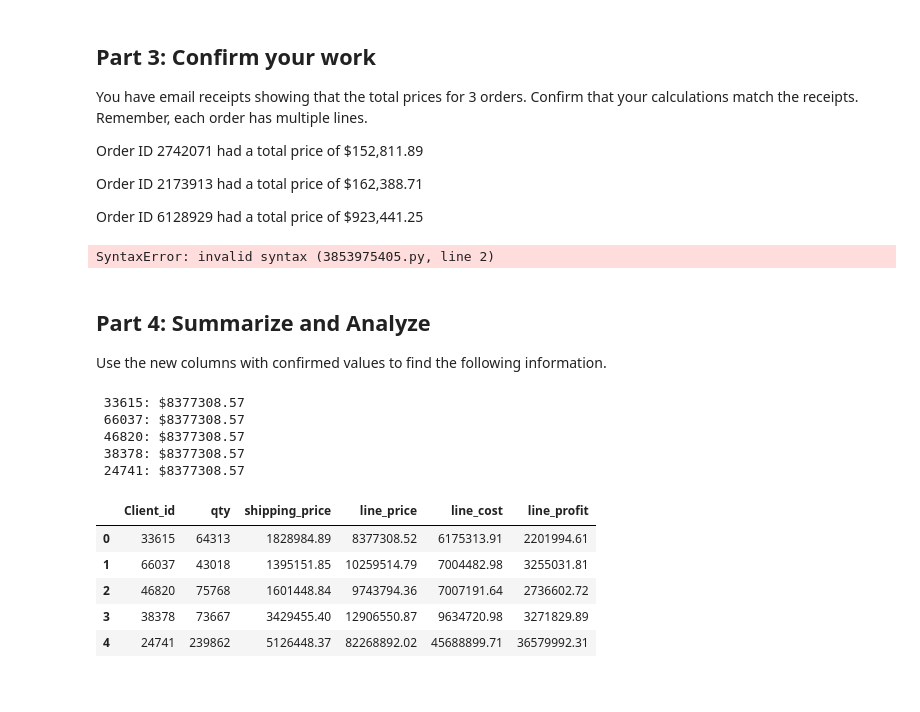
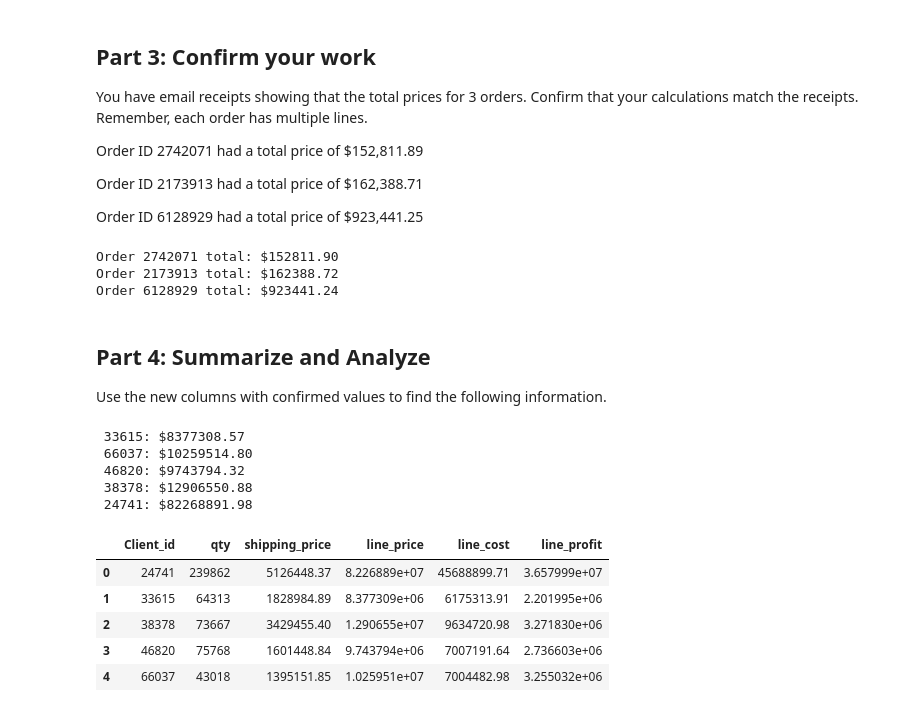
Before and after one commit to AJ-AI1/pandas-challenge-1, a Jupyter notebook: wholesale_data_analysis_starter_code.ipynb, the cells around one changed output. Drawn from its saved outputs; the diff is of its cells as text; code cells hidden in the pictures.

```diff
--- a/wholesale_data_analysis_starter_code.ipynb
+++ b/wholesale_data_analysis_starter_code.ipynb
@@ -176,8 +176,18 @@ Order ID 2173913 had a total price of \$162,388.71
 Order ID 6128929 had a total price of \$923,441.25
 # %%
 # Check your work using the totals above
+order_id_1 = df.loc[df['order_id'] == 2742071, 'line_price'].sum()
+print(f"Order 2742071 total: ${order_id_1:.2f}")
+
+order_id_2 = df.loc[df['order_id'] == 2173913, 'line_price'].sum()
+print(f"Order 2173913 total: ${order_id_2:.2f}")
+
+order_id_3 = df.loc[df['order_id'] == 6128929, 'line_price'].sum()
+print(f"Order 6128929 total: ${order_id_3:.2f}")
 # %% [output]
-SyntaxError: invalid syntax (3853975405.py, line 2)
+Order 2742071 total: $152811.90
+Order 2173913 total: $162388.72
+Order 6128929 total: $923441.24
 # %% [markdown]
 ## Part 4: Summarize and Analyze
 Use the new columns with confirmed values to find the following information.
@@ -190,34 +200,31 @@ client_qty_4 = df.loc[df['client_id']==38378, 'line_price'].sum()
 client_qty_5 = df.loc[df['client_id']==24741, 'line_price'].sum()
 
 print(f' 33615: ${client_qty_1:.2f}')
-print(f' 66037: ${client_qty_1:.2f}')
-print(f' 46820: ${client_qty_1:.2f}')
-print(f' 38378: ${client_qty_1:.2f}')
-print(f' 24741: ${client_qty_1:.2f}')
+print(f' 66037: ${client_qty_2:.2f}')
+print(f' 46820: ${client_qty_3:.2f}')
+print(f' 38378: ${client_qty_4:.2f}')
+print(f' 24741: ${client_qty_5:.2f}')
 # %% [output]
  33615: $8377308.57
- 66037: $8377308.57
- 46820: $8377308.57
- 38378: $8377308.57
- 24741: $8377308.57
+ 66037: $10259514.80
+ 46820: $9743794.32
+ 38378: $12906550.88
+ 24741: $82268891.98
 # %%
 # Create a summary DataFrame showing the totals for the for the top 5 clients with the following information:
 # total units purchased, total shipping price, total revenue, and total profit.
-summary_df =pd.DataFrame({
-    'Client_id': ['33615', '66037', '46820', '38378', '24741'],
-    'qty': ['64313', '43018', '75768', '73667', '239862'],
-    'shipping_price': ['1828984.89', '1395151.85', '1601448.84', '3429455.40', '5126448.37'],
-    'line_price': ['8377308.52', '10259514.79', '9743794.36', '12906550.87', '82268892.02'],
-      'line_cost': ['6175313.91', '7004482.98', '7007191.64', '9634720.98', '45688899.71'],
-       'line_profit': ['2201994.61', '3255031.81', '2736602.72', '3271829.89', '36579992.31'],  })
+summary_df = df[df['client_id'].isin(top_client_id)].groupby('client_id').agg({'qty': 'sum', 'shipping_price': 'sum',
+                                                                               'line_price': 'sum', 'line_cost': 'sum',
+                                                                               'line_profit': 'sum'}).reset_index()
+summary_df.columns = ['Client_id', 'qty', 'shipping_price', 'line_price', 'line_cost', 'line_profit']
 summary_df
 # %% [output]
 |  | Client_id | qty | shipping_price | line_price | line_cost | line_profit |
-| 0 | 33615 | 64313 | 1828984.89 | 8377308.52 | 6175313.91 | 2201994.61 |
-| 1 | 66037 | 43018 | 1395151.85 | 10259514.79 | 7004482.98 | 3255031.81 |
-| 2 | 46820 | 75768 | 1601448.84 | 9743794.36 | 7007191.64 | 2736602.72 |
-| 3 | 38378 | 73667 | 3429455.40 | 12906550.87 | 9634720.98 | 3271829.89 |
-| 4 | 24741 | 239862 | 5126448.37 | 82268892.02 | 45688899.71 | 36579992.31 |
+| 0 | 24741 | 239862 | 5126448.37 | 8.226889e+07 | 45688899.71 | 3.657999e+07 |
+| 1 | 33615 | 64313 | 1828984.89 | 8.377309e+06 | 6175313.91 | 2.201995e+06 |
+| 2 | 38378 | 73667 | 3429455.40 | 1.290655e+07 | 9634720.98 | 3.271830e+06 |
+| 3 | 46820 | 75768 | 1601448.84 | 9.743794e+06 | 7007191.64 | 2.736603e+06 |
+| 4 | 66037 | 43018 | 1395151.85 | 1.025951e+07 | 7004482.98 | 3.255032e+06 |
 # %%
 # Format the data and rename the columns to names suitable for presentation.
 
```
Also changed, not shown: parts of 2 cells of this notebook.
